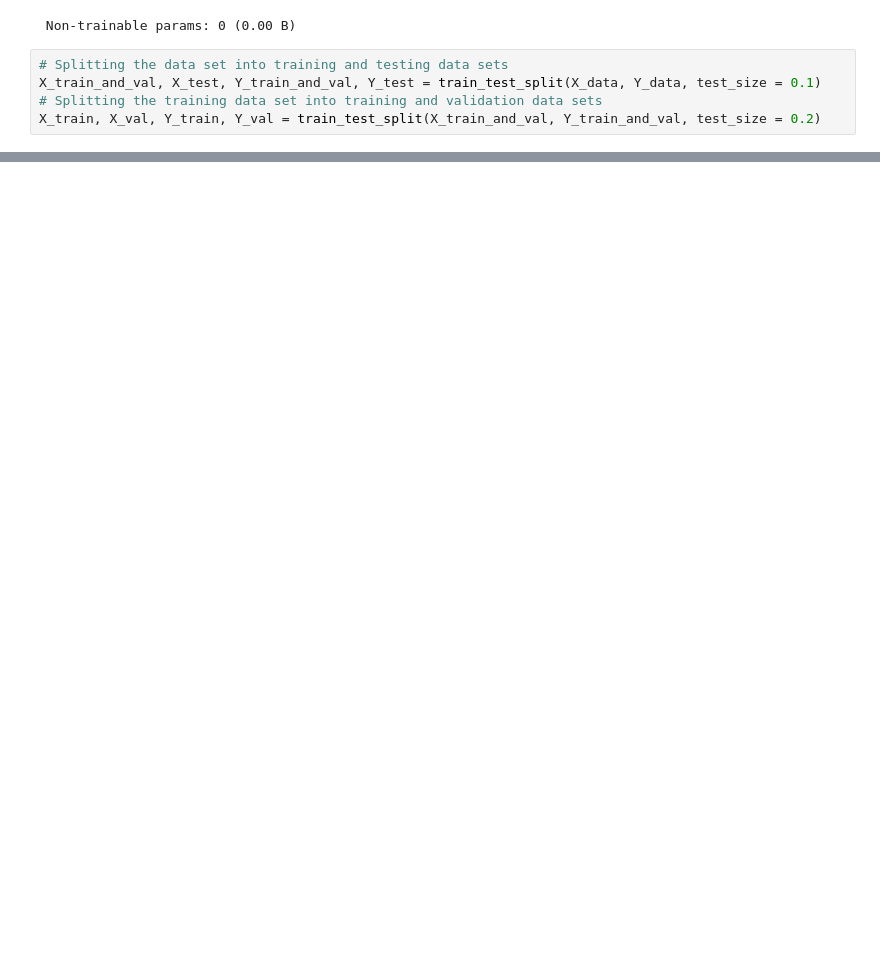
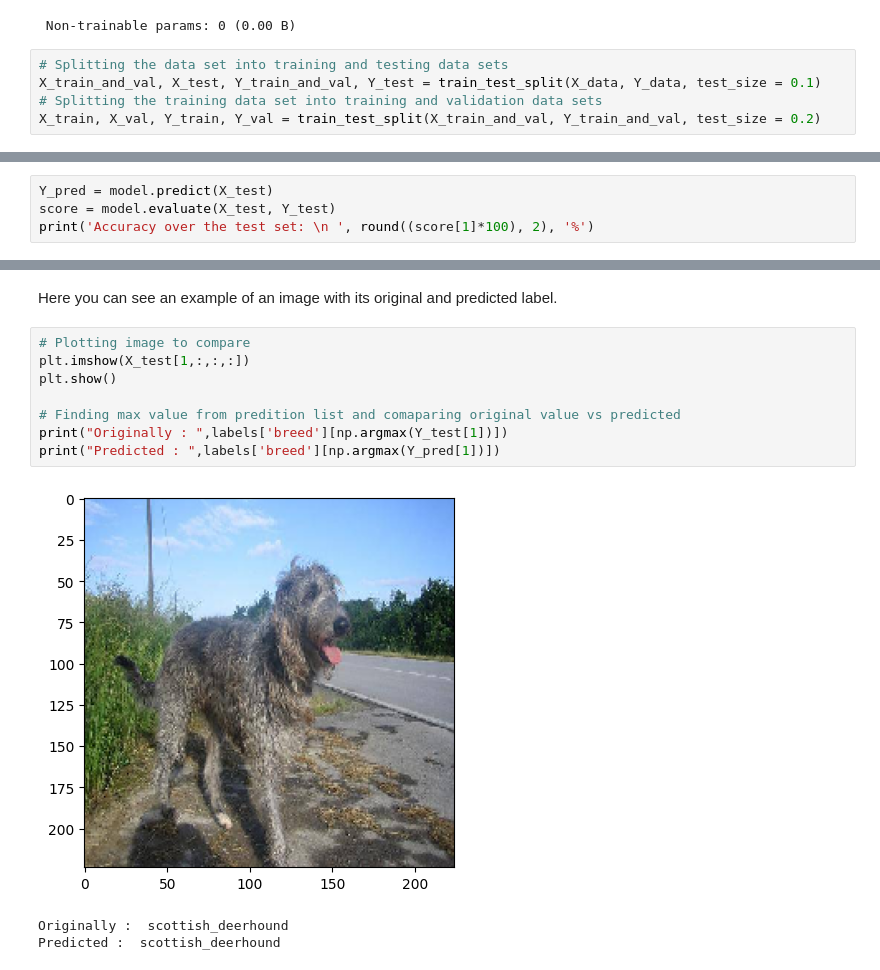
Before and after one commit to DPasqua99/Dog_breed_prediction, a Jupyter notebook: Dog_breed_prediciton.ipynb, the cells around one changed output, grey strips where cells are left out. Drawn from its saved outputs; the diff is of its cells as text; blank space fills up the shorter version.

```diff
--- a/Dog_breed_prediciton.ipynb
+++ b/Dog_breed_prediciton.ipynb
@@ -206,0 +230,4 @@ KeyboardInterrupt:
+# %%
+Y_pred = model.predict(X_test)
+score = model.evaluate(X_test, Y_test)
+print('Accuracy over the test set: \n ', round((score[1]*100), 2), '%')
@@ -206,0 +239,14 @@ KeyboardInterrupt:
+# %% [markdown]
+Here you can see an example of an image with its original and predicted label.
+# %%
+# Plotting image to compare
+plt.imshow(X_test[1,:,:,:])
+plt.show()
+
+# Finding max value from predition list and comaparing original value vs predicted
+print("Originally : ",labels['breed'][np.argmax(Y_test[1])])
+print("Predicted : ",labels['breed'][np.argmax(Y_pred[1])])
+# %% [output]
+[figure, added]
+Originally :  scottish_deerhound
+Predicted :  scottish_deerhound
```
Also changed, not shown: parts of 8 cells of this notebook.
